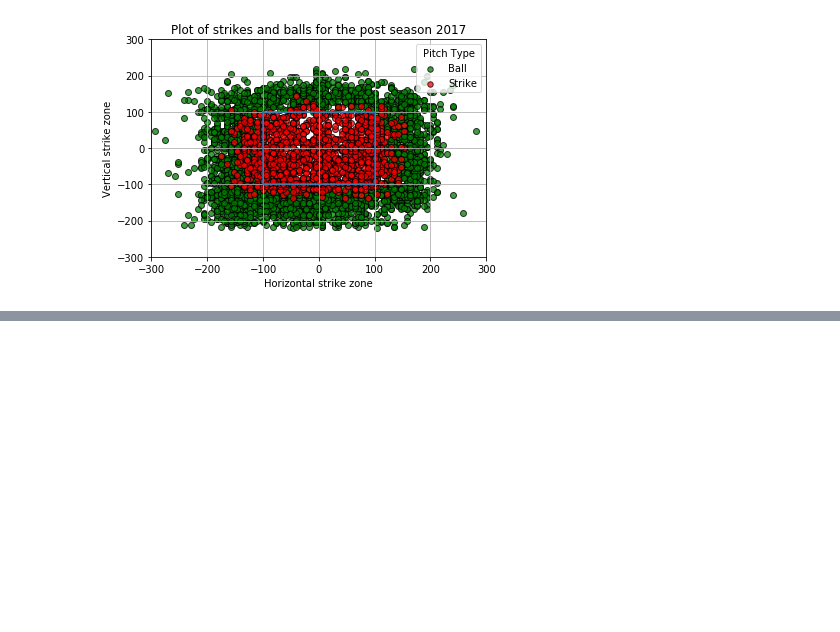
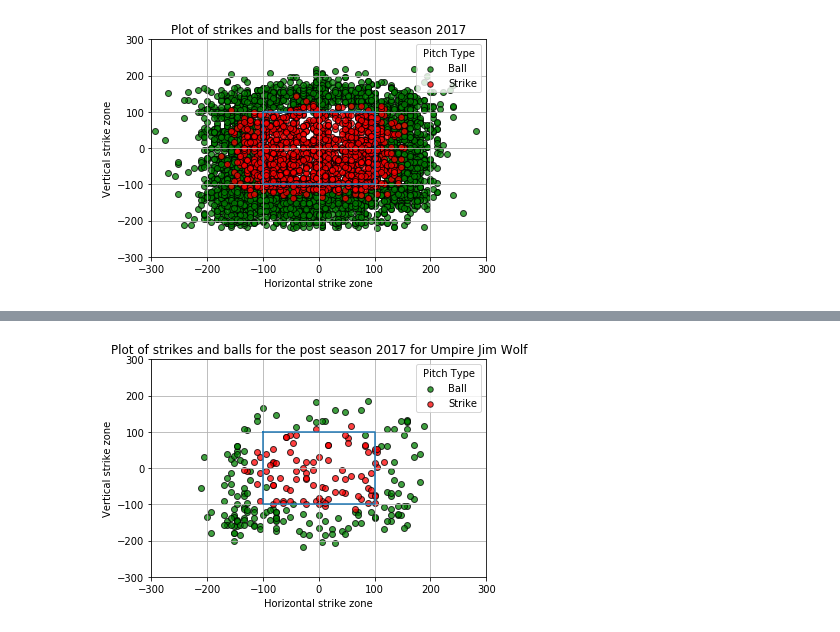
Before and after one commit to ForrestMcDougal/MLB-Postseason-Umpire-Analysis, a Jupyter notebook: Charts.ipynb, the cells around one changed output, grey strips where cells are left out. Saved outputs shown, nothing was run; the diff lists cells and outputs as text; code cells hidden in the pictures; blank space fills up the shorter version.

```diff
--- a/Charts.ipynb
+++ b/Charts.ipynb
@@ -124,0 +248,49 @@ plt.show()
+# %%
+# Jim Wolf
+
+# Chart will be from -300 to 300 for both X and Y
+plt.ylim(-300,300)
+plt.xlim(-300,300)
+
+# Build the scatter plots for the strikes and balls
+
+x_axis_b_jw = balls_jw["Pitch_X"]
+y_axis_b_jw = balls_jw["Pitch_Y"]
+x_axis_s_jw = strikes_jw["Pitch_X"]
+y_axis_s_jw = strikes_jw["Pitch_Y"]
+
+# set the colors
+# temp_plot = plt.scatter(x_axisu, y_axisu, marker="o", facecolors="lightcoral",edgecolors="black", s=10*dcu, alpha=0.75)
+temp_plot = plt.scatter(x_axis_b_jw, y_axis_b_jw, marker="o", facecolors="green",edgecolors="black", alpha=0.75)
+temp_plot = plt.scatter(x_axis_s_jw, y_axis_s_jw, marker="o", facecolors="red",edgecolors="black", alpha=0.75)
+
+plt.grid()
+
+# add the titleing (not the the \n is like a ^p for the text)
+plt.title("Plot of strikes and balls for the post season 2017 for Umpire Jim Wolf")
+plt.xlabel("Horizontal strike zone")
+plt.ylabel("Vertical strike zone")
+# We might want to put a note to the side so this is a placeholder
+# plt.text(42, 35, "Note: \nThe note goes here.")
+
+# create and size the ledgend
+lgnd= plt.legend(["Ball", "Strike"], loc=1, markerscale = .5, title="Pitch Type")
+# this part adds the pitch types, and makes all the dots in the legond the same size
+lgnd.legendHandles[0]._sizes = [30]
+lgnd.legendHandles[1]._sizes = [30]
+
+# adds a box to show the strike zone
+x = [-100, -100, 100, 100, -100]
+y = [100, -100, -100, 100, 100]
+plt.plot(x, y)
+
+
+
+
+# save the file
+plt.savefig("Images/Strikes-Balls_Jim_Wolf.png", bbox_inches="tight")
+
+# Show plot
+plt.show()
+# %% [output]
+[figure, added]
```
Also changed, not shown: parts of 21 cells of this notebook.
